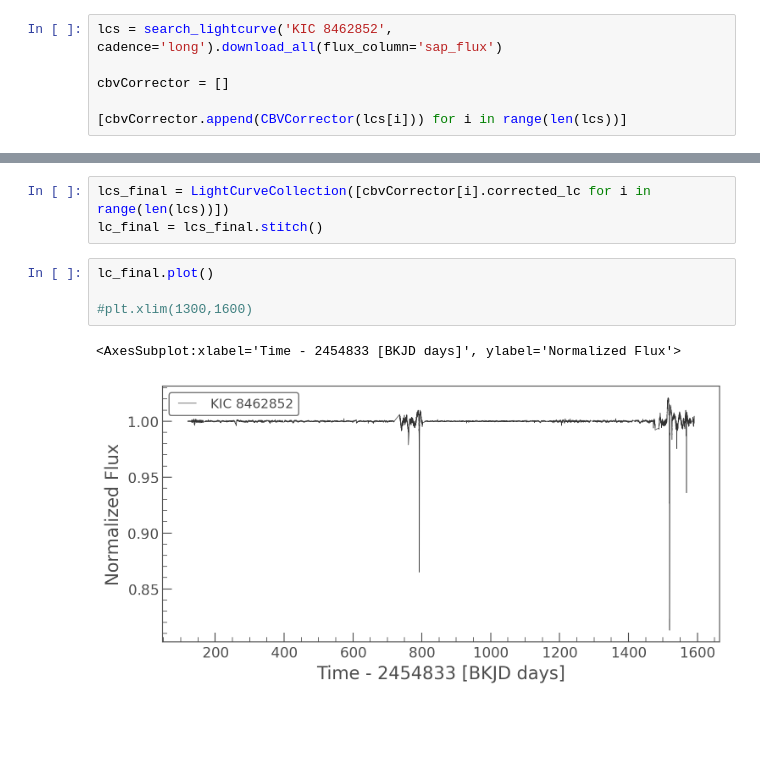
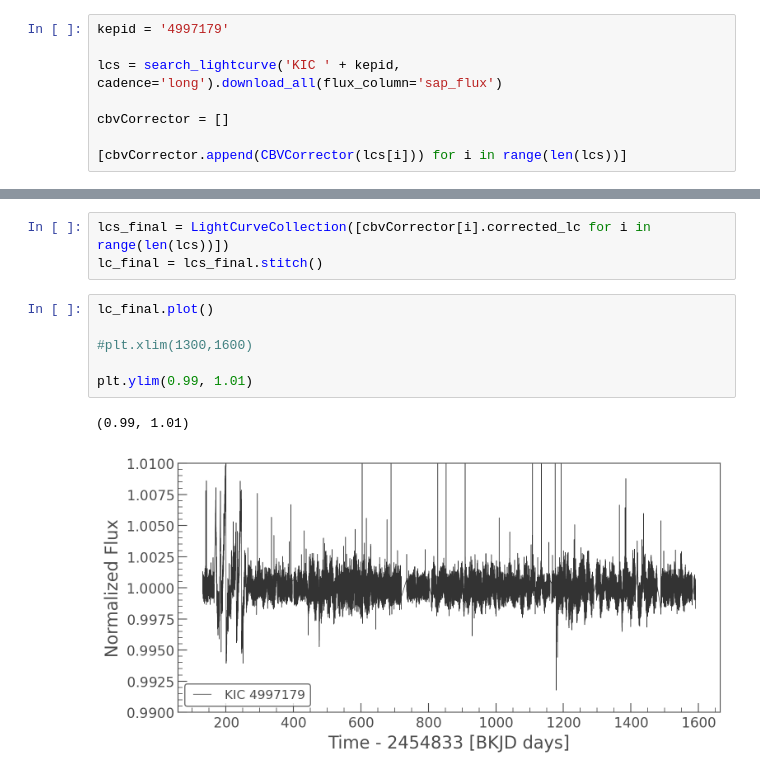
Before and after one commit to benmontet/wilson, a Jupyter notebook: notebooks/02_design_matrix/03_analyse_all_data_for_one_star.ipynb, the cells around one changed output, grey strips where cells are left out. Cells and saved outputs as stored; diff of their text form; blank space fills up the shorter version.

```diff
--- a/notebooks/02_design_matrix/03_analyse_all_data_for_one_star.ipynb
+++ b/notebooks/02_design_matrix/03_analyse_all_data_for_one_star.ipynb
@@ -9,7 +10,9 @@ warnings.filterwarnings('ignore')
 
 from lightkurve.correctors import CBVCorrector
 # %%
-lcs = search_lightcurve('KIC 8462852', cadence='long').download_all(flux_column='sap_flux')
+kepid = '4997179'
+
+lcs = search_lightcurve('KIC ' + kepid, cadence='long').download_all(flux_column='sap_flux')
 
 cbvCorrector = []
 
@@ -95,10 +102,12 @@ lc_final = lcs_final.stitch()
 # %%
 lc_final.plot()
 
 #plt.xlim(1300,1600)
+
+plt.ylim(0.99, 1.01)
 # %% [output]
-<AxesSubplot:xlabel='Time - 2454833 [BKJD days]', ylabel='Normalized Flux'>
+(0.99, 1.01)
-[figure, old version]
+[figure, new version]
 # %%
 pg = lc_final.to_periodogram()
 ax = pg.plot()
```
Also changed, not shown: parts of 10 cells of this notebook, 1 other file.
